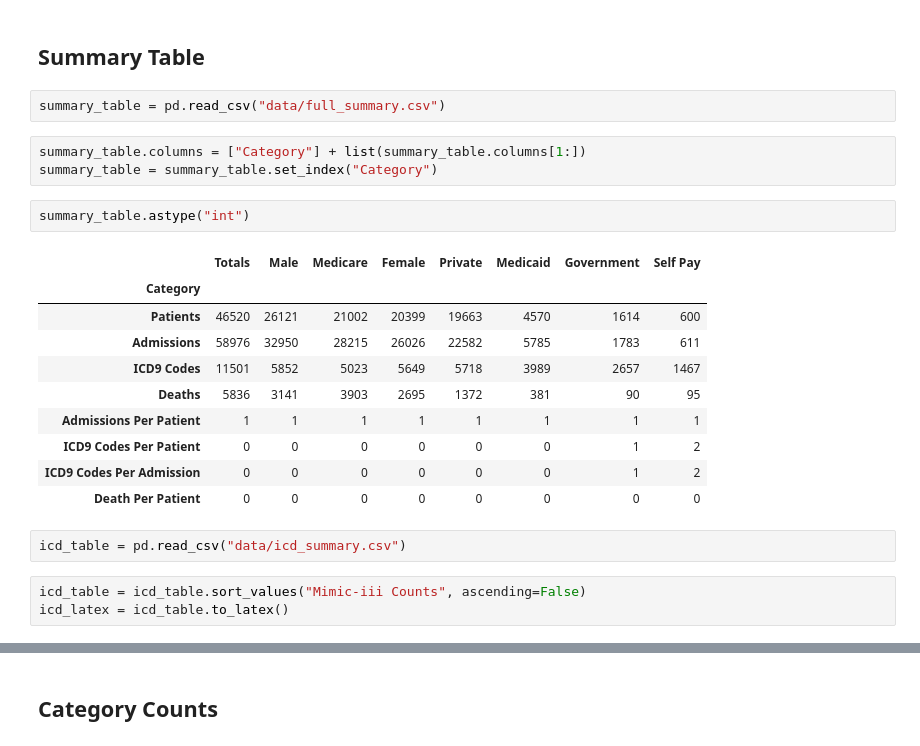
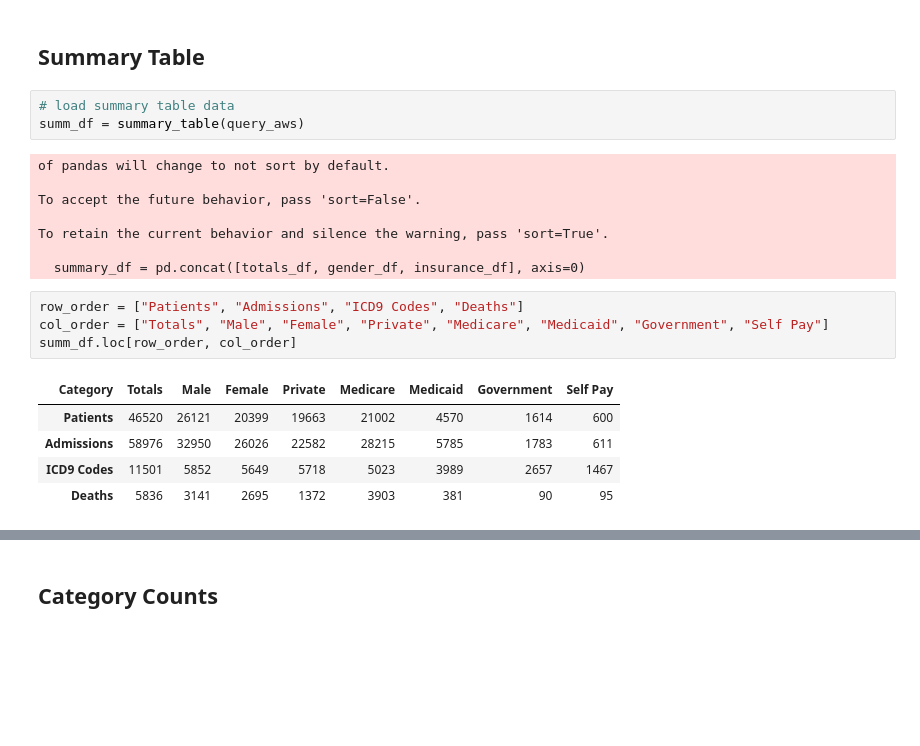
Before and after one commit to cccdenhart/icd-tagging, a Jupyter notebook: report.ipynb, the cells around one changed output, grey strips where cells are left out. Cells and saved outputs as stored; diff of their text form; blank space fills up the shorter version.

```diff
--- a/report.ipynb
+++ b/report.ipynb
@@ -29,26 +84,24 @@ import matplotlib.pyplot as plt
 import seaborn as sns
 # %% [markdown]
 ## Summary Table
-# %%
-summary_table = pd.read_csv("data/full_summary.csv")
-# %%
-summary_table.columns = ["Category"] + list(summary_table.columns[1:])
-summary_table = summary_table.set_index("Category")
-# %%
-summary_table.astype("int")
-# %% [output]
-|  | Totals | Male | Medicare | Female | Private | Medicaid | Government | Self Pay |
-| Category |  |  |  |  |  |  |  |  |
-| Patients | 46520 | 26121 | 21002 | 20399 | 19663 | 4570 | 1614 | 600 |
-| Admissions | 58976 | 32950 | 28215 | 26026 | 22582 | 5785 | 1783 | 611 |
-| ICD9 Codes | 11501 | 5852 | 5023 | 5649 | 5718 | 3989 | 2657 | 1467 |
-| Deaths | 5836 | 3141 | 3903 | 2695 | 1372 | 381 | 90 | 95 |
-| Admissions Per Patient | 1 | 1 | 1 | 1 | 1 | 1 | 1 | 1 |
-| ICD9 Codes Per Patient | 0 | 0 | 0 | 0 | 0 | 0 | 1 | 2 |
-| ICD9 Codes Per Admission | 0 | 0 | 0 | 0 | 0 | 0 | 1 | 2 |
-| Death Per Patient | 0 | 0 | 0 | 0 | 0 | 0 | 0 | 0 |
-# %%
-icd_table = pd.read_csv("data/icd_summary.csv")
-# %%
-icd_table = icd_table.sort_values("Mimic-iii Counts", ascending=False)
-icd_latex = icd_table.to_latex()
+# %%
+# load summary table data
+summ_df = summary_table(query_aws)
+# %% [output]
+of pandas will change to not sort by default.
+
+To accept the future behavior, pass 'sort=False'.
+
+To retain the current behavior and silence the warning, pass 'sort=True'.
+
+  summary_df = pd.concat([totals_df, gender_df, insurance_df], axis=0)
+# %%
+row_order = ["Patients", "Admissions", "ICD9 Codes", "Deaths"]
+col_order = ["Totals", "Male", "Female", "Private", "Medicare", "Medicaid", "Government", "Self Pay"]
+summ_df.loc[row_order, col_order]
+# %% [output]
+| Category | Totals | Male | Female | Private | Medicare | Medicaid | Government | Self Pay |
+| Patients | 46520 | 26121 | 20399 | 19663 | 21002 | 4570 | 1614 | 600 |
+| Admissions | 58976 | 32950 | 26026 | 22582 | 28215 | 5785 | 1783 | 611 |
+| ICD9 Codes | 11501 | 5852 | 5649 | 5718 | 5023 | 3989 | 2657 | 1467 |
+| Deaths | 5836 | 3141 | 2695 | 1372 | 3903 | 381 | 90 | 95 |
```
Also changed, not shown: parts of 37 cells of this notebook, 9 other files.
